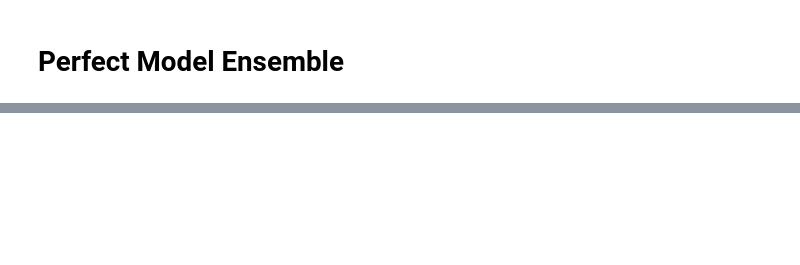
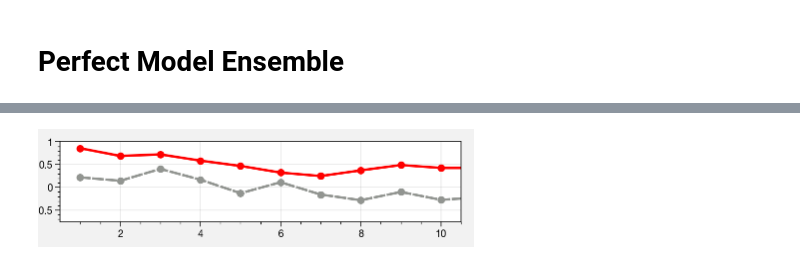
Before and after one commit to ahuang11/climpred, a Jupyter notebook: notebooks/object_oriented_demo.ipynb, the cells around one changed output, grey strips where cells are left out. Drawn from its saved outputs; the diff is of its cells as text; code cells hidden in the pictures; blank space fills up the shorter version.

Commit message:
start adding perfectmodel to notebook
Former-commit-id: 58c77a2176cda93ff0dfeb5cb2b606d002ecdb9b

```diff
--- a/notebooks/object_oriented_demo.ipynb
+++ b/notebooks/object_oriented_demo.ipynb
@@ -225,0 +227,13 @@ f.bottompanel.legend([p1, p2])
+# %%
+ds = xr.open_dataset('../sample_data/prediction/PM_MPI-ESM-LR_ds.nc')
+control = xr.open_dataset('../sample_data/prediction/PM_MPI-ESM-LR_control.nc')
+
+# get working with just one variable.
+var = 'tos'
+area = 'global'
+period = 'ym'
+ds = ds[var].sel(area=area, period=period)
+control = control[var].sel(area=area, period=period)
+# %%
+pm = cp.PerfectModelEnsemble(ds)
+pm.add_control(control)
@@ -225,0 +248,10 @@ f.bottompanel.legend([p1, p2])
+# %%
+def _plot_skill(ax, result, color='k', linestyle='-', marker='o',
+                markersize=6, linewidth=2, **kwargs):
+    p = ax.plot(result.time, result, color=color, linestyle=linestyle,
+                marker=marker, markersize=markersize, linewidth=linewidth,
+                **kwargs)
+    return p
+# %%
+ip = pm.compute_skill(comparison='m2e')
+persist = pm.compute_persistence()
@@ -225,0 +262,9 @@ f.bottompanel.legend([p1, p2])
+# %%
+plot.rc.small = 8
+f, ax = plot.subplots(axwidth=4, aspect=5)
+i = _plot_skill(ax, ip['tos'], color='r', label='initialized forecast')
+p = _plot_skill(ax, persist['tos'], color='gray', linestyle='--',
+                label='persistence forecast')
+ax.format(ylim=[-0.75, 1], xlim=[0.5, 10.5])
+# %% [output]
+[figure, added]
```
Also changed, not shown: parts of 12 cells of this notebook.
